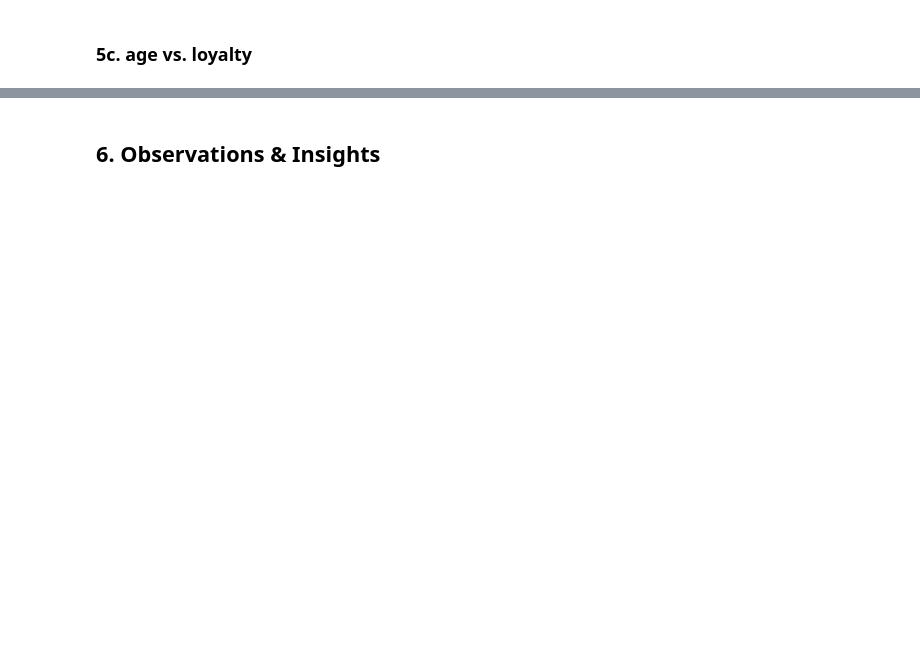
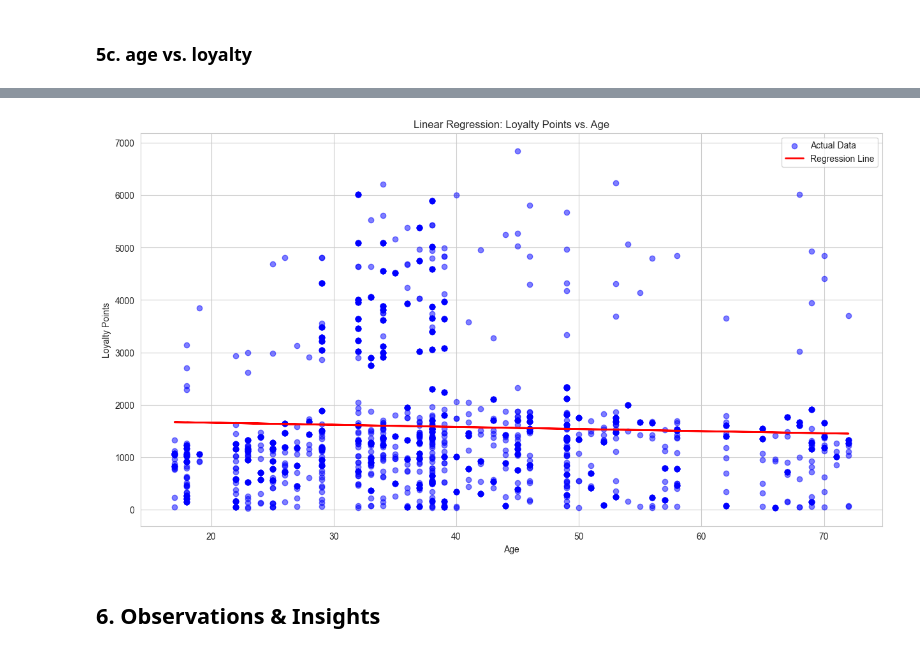
Before and after one commit to DimaBrikach/AdvancedAnalytics_Assignment, a Jupyter notebook: Dzmitry_Brykach_DA301_Assignment.ipynb, the cells around one changed output, grey strips where cells are left out. Cells and saved outputs as stored; diff of their text form; code cells hidden in the pictures; blank space fills up the shorter version.

```diff
--- a/Dzmitry_Brykach_DA301_Assignment.ipynb
+++ b/Dzmitry_Brykach_DA301_Assignment.ipynb
@@ -65,5 +85,10 @@ dtype: int64
 # %%
 # Drop unnecessary columns.
+reviews_clean = reviews.drop(columns=['language', 'platform'])
 
-
+#renaming columns
+reviews_clean.rename(columns={'remuneration (k£)':'renumeration',
+                              'spending_score (1-100)':'spending_score'
+                              }, inplace=True)
 # View column names.
+reviews_clean.columns
@@ -139,9 +304,13 @@ dtype: int64
 ### 5c. age vs. loyalty
 # %%
 # Define independent variable.
-
+x = reviews_imported['age']
 
 # Define dependent variable.
+y = reviews_imported['loyalty_points']
 
-
-# Create model and print summary of metrics.
+# Create model and print summary of metrics
+model = sm.OLS(y, x)
+f = 'y ~ x'
+age_result = ols(f, data = reviews_clean).fit()
+age_result.summary()
@@ -156,5 +355,6 @@ dtype: int64
 # %%
 # Set the X coefficient and the constant to generate the regression table.
-
+y_pred = (age_result.params['Intercept'] + age_result.params['x'] * reviews_imported['age'])
 
 # View the output.
+y_pred
@@ -161,5 +374,17 @@ dtype: int64
 # %%
 # Plot graph with regression line.
+plt.figure(figsize=(15, 8))
+plt.scatter(x, y, color='blue', alpha=0.5, label='Actual Data')
+plt.plot(x, y_pred, color='red', linewidth=2, label='Regression Line')
+
+plt.title('Linear Regression: Loyalty Points vs. Age')
+plt.xlabel('Age')
+plt.ylabel('Loyalty Points')
+plt.legend()
+plt.grid(True)
+plt.show()
+# %% [output]
+[figure, added]
 # %% [markdown]
 ## 6. Observations & Insights
 # %% [markdown]
```
Also changed, not shown: parts of 31 cells of this notebook.
